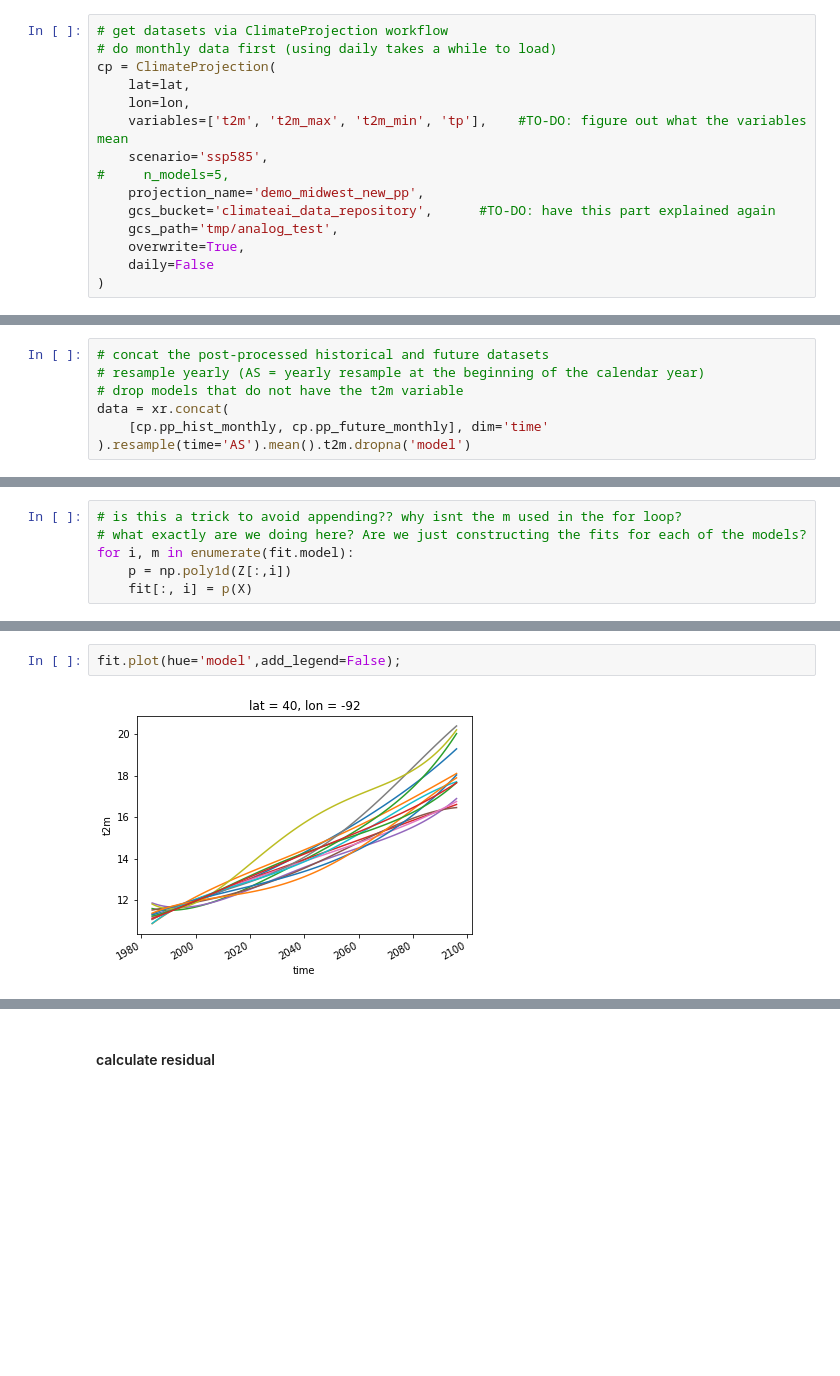
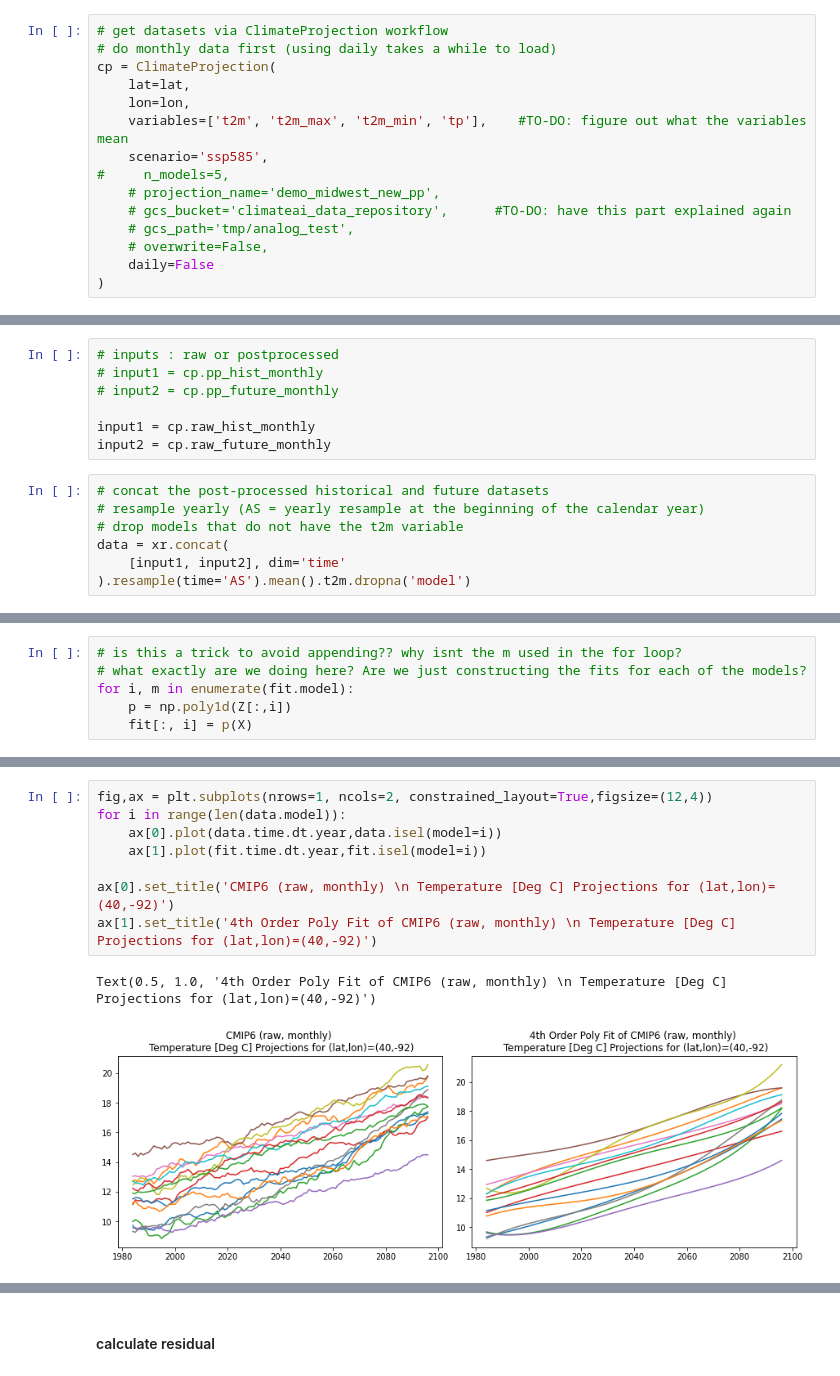
Before and after one commit to MackenzieBlanusa/InternalVariability, a Jupyter notebook: cmip6_internalvar.ipynb, the cells around one changed output, grey strips where cells are left out. Saved outputs shown, nothing was run; the diff lists cells and outputs as text; blank space fills up the shorter version.

```diff
--- a/cmip6_internalvar.ipynb
+++ b/cmip6_internalvar.ipynb
@@ -33,10 +37,10 @@ cp = ClimateProjection(
     variables=['t2m', 't2m_max', 't2m_min', 'tp'],    #TO-DO: figure out what the variables mean
     scenario='ssp585',
 #     n_models=5,
-    projection_name='demo_midwest_new_pp',
-    gcs_bucket='climateai_data_repository',      #TO-DO: have this part explained again
-    gcs_path='tmp/analog_test',
-    overwrite=True,
+    # projection_name='demo_midwest_new_pp',
+    # gcs_bucket='climateai_data_repository',      #TO-DO: have this part explained again
+    # gcs_path='tmp/analog_test',
+    # overwrite=False,
     daily=False
 )
 # %%
@@ -52,12 +61,19 @@ some of the datasets that come out are raw_hist_monthly, reanalysis_monthly, pp_
 Here we will reproduce the model uncertainty and internal varaibility estimates using methodology from HS09 (i.e. fitting the data with a 4th order polynomial)
 # %% [markdown]
 ### Prepare the data
+# %%
+# inputs : raw or postprocessed
+# input1 = cp.pp_hist_monthly
+# input2 = cp.pp_future_monthly
+
+input1 = cp.raw_hist_monthly
+input2 = cp.raw_future_monthly
 # %%
 # concat the post-processed historical and future datasets
 # resample yearly (AS = yearly resample at the beginning of the calendar year)
 # drop models that do not have the t2m variable
 data = xr.concat(
-    [cp.pp_hist_monthly, cp.pp_future_monthly], dim='time'
+    [input1, input2], dim='time'
 ).resample(time='AS').mean().t2m.dropna('model')
 # %%
 data
@@ -160,4 +132,11 @@ fit.isel(model=0).plot()
 # %%
-fit.plot(hue='model',add_legend=False);
+fig,ax = plt.subplots(nrows=1, ncols=2, constrained_layout=True,figsize=(12,4))
+for i in range(len(data.model)):
+    ax[0].plot(data.time.dt.year,data.isel(model=i))
+    ax[1].plot(fit.time.dt.year,fit.isel(model=i))
+
+ax[0].set_title('CMIP6 (raw, monthly) \n Temperature [Deg C] Projections for (lat,lon)=(40,-92)')
+ax[1].set_title('4th Order Poly Fit of CMIP6 (raw, monthly) \n Temperature [Deg C] Projections for (lat,lon)=(40,-92)')
 # %% [output]
+Text(0.5, 1.0, '4th Order Poly Fit of CMIP6 (raw, monthly) \n Temperature [Deg C] Projections for (lat,lon)=(40,-92)')
-[figure, old version]
+[figure, new version]
```
Also changed, not shown: parts of 31 cells of this notebook.
